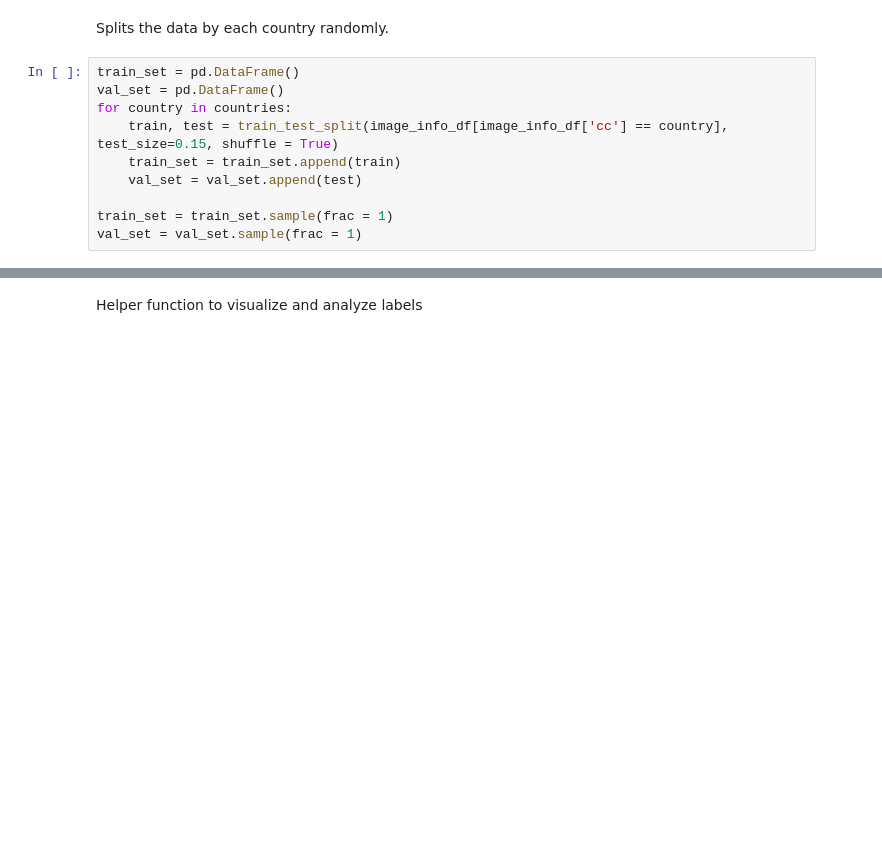
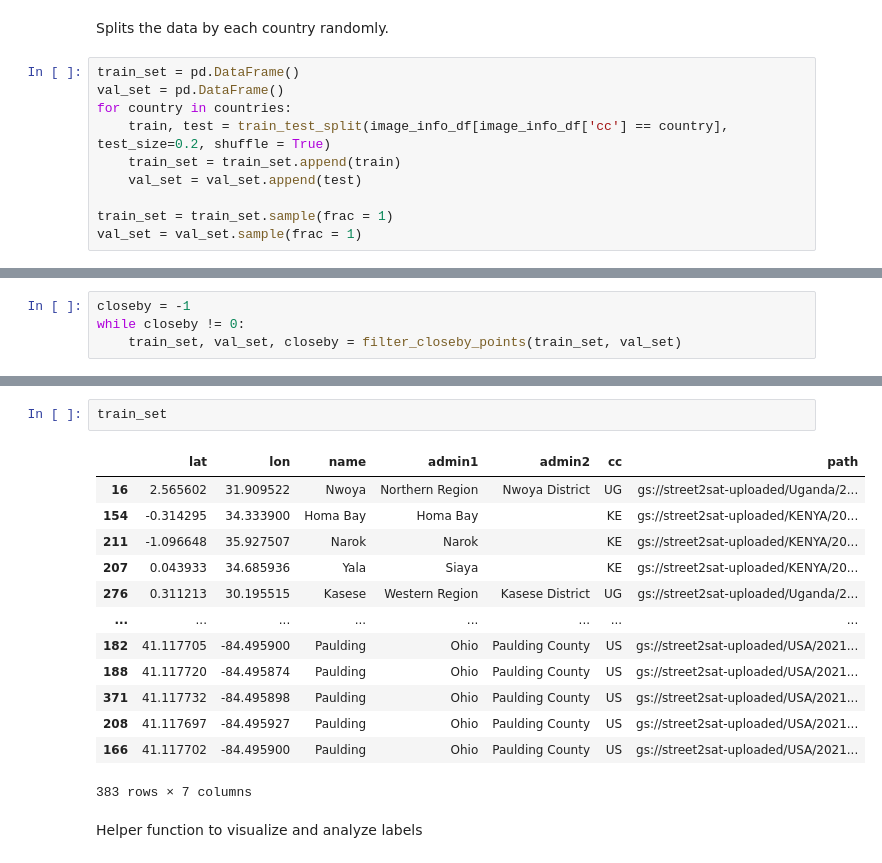
Before and after one commit to nasaharvest/street2sat, a Jupyter notebook: notebooks/split_labels.ipynb, the cells around one changed output, grey strips where cells are left out. Cells and saved outputs as stored; diff of their text form; blank space fills up the shorter version.

Commit message:
split constraint on nearby images and download script for iias

```diff
--- a/notebooks/split_labels.ipynb
+++ b/notebooks/split_labels.ipynb
@@ -106,7 +109,7 @@ Splits the data by each country randomly.
 train_set = pd.DataFrame()
 val_set = pd.DataFrame()
 for country in countries:
-    train, test = train_test_split(image_info_df[image_info_df['cc'] == country], test_size=0.15, shuffle = True)
+    train, test = train_test_split(image_info_df[image_info_df['cc'] == country], test_size=0.2, shuffle = True)
     train_set = train_set.append(train)
     val_set = val_set.append(test)
 
@@ -114,0 +180,4 @@ val_set = val_set.sample(frac = 1)
+# %%
+closeby = -1
+while closeby != 0:
+    train_set, val_set, closeby = filter_closeby_points(train_set, val_set)
@@ -115,3 +194,19 @@ val_set = val_set.sample(frac = 1)
+# %%
+train_set
+# %% [output]
+|  | lat | lon | name | admin1 | admin2 | cc | path |
+| 16 | 2.565602 | 31.909522 | Nwoya | Northern Region | Nwoya District | UG | gs://street2sat-uploaded/Uganda/2... |
+| 154 | -0.314295 | 34.333900 | Homa Bay | Homa Bay |  | KE | gs://street2sat-uploaded/KENYA/20... |
+| 211 | -1.096648 | 35.927507 | Narok | Narok |  | KE | gs://street2sat-uploaded/KENYA/20... |
+| 207 | 0.043933 | 34.685936 | Yala | Siaya |  | KE | gs://street2sat-uploaded/KENYA/20... |
+| 276 | 0.311213 | 30.195515 | Kasese | Western Region | Kasese District | UG | gs://street2sat-uploaded/Uganda/2... |
+| ... | ... | ... | ... | ... | ... | ... | ... |
+| 182 | 41.117705 | -84.495900 | Paulding | Ohio | Paulding County | US | gs://street2sat-uploaded/USA/2021... |
+| 188 | 41.117720 | -84.495874 | Paulding | Ohio | Paulding County | US | gs://street2sat-uploaded/USA/2021... |
+| 371 | 41.117732 | -84.495898 | Paulding | Ohio | Paulding County | US | gs://street2sat-uploaded/USA/2021... |
+| 208 | 41.117697 | -84.495927 | Paulding | Ohio | Paulding County | US | gs://street2sat-uploaded/USA/2021... |
+| 166 | 41.117702 | -84.495900 | Paulding | Ohio | Paulding County | US | gs://street2sat-uploaded/USA/2021... |
+383 rows × 7 columns
 # %% [markdown]
 Helper function to visualize and analyze labels
 # %%
```
Also changed, not shown: parts of 10 cells of this notebook, 1 other file.
